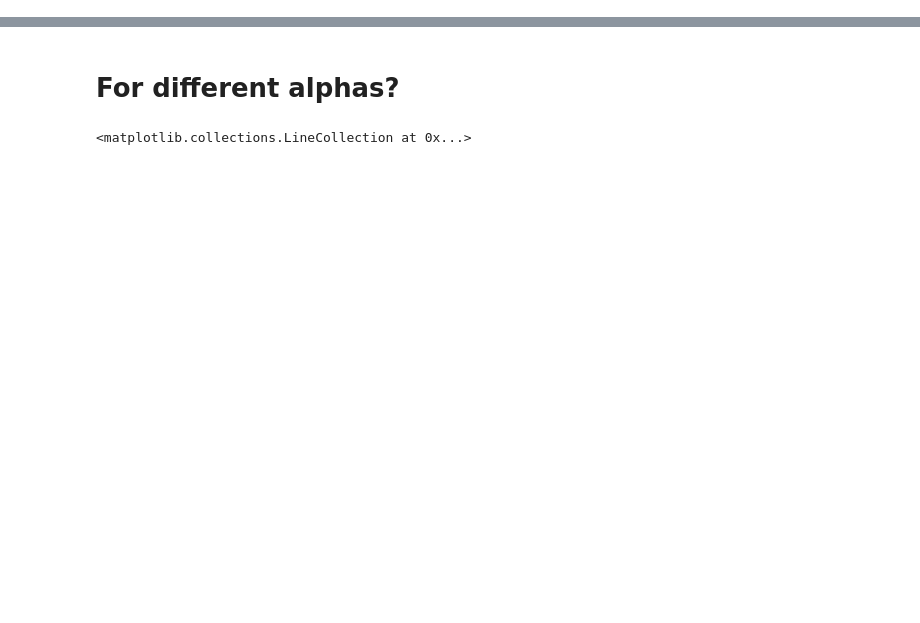
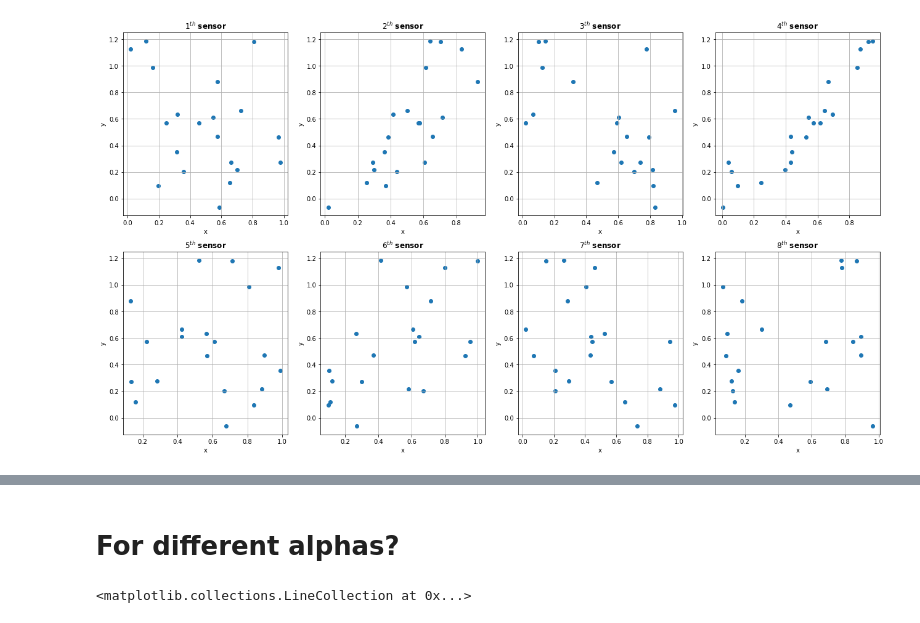
Before and after one commit to EFPF/MLExamples, a Jupyter notebook: LassoRegularisation.ipynb, the cells around one changed output, grey strips where cells are left out. Saved outputs shown, nothing was run; the diff lists cells and outputs as text; code cells hidden in the pictures; blank space fills up the shorter version.

```diff
--- a/LassoRegularisation.ipynb
+++ b/LassoRegularisation.ipynb
@@ -41 +32,23 @@ for i in range(n_sensors):
+# %%
+#Let's plot the reading of the different sensors, as function of the output variable
+
+fig, axs = plt.subplots(2, 4, figsize=(22,12))
+
+a = b = 0
+for i in range(n_sensors):
+
+    if(i<4):
+        a=0
+        b=i
+    else:
+        a=1
+        b=i-4
+
+    axs[a,b].set_title("$%i^{th}$ sensor"%(i+1),fontweight="bold")
+    axs[a,b].scatter(unnormalised_X[:,i],unnormalised_y)
+    axs[a,b].set_xlabel('x')
+    axs[a,b].set_ylabel('y')
+    axs[a,b].grid(True)
+# %% [output]
+[figure, added]
 # %%
```
Also changed, not shown: parts of 16 cells of this notebook, 2 other files.
